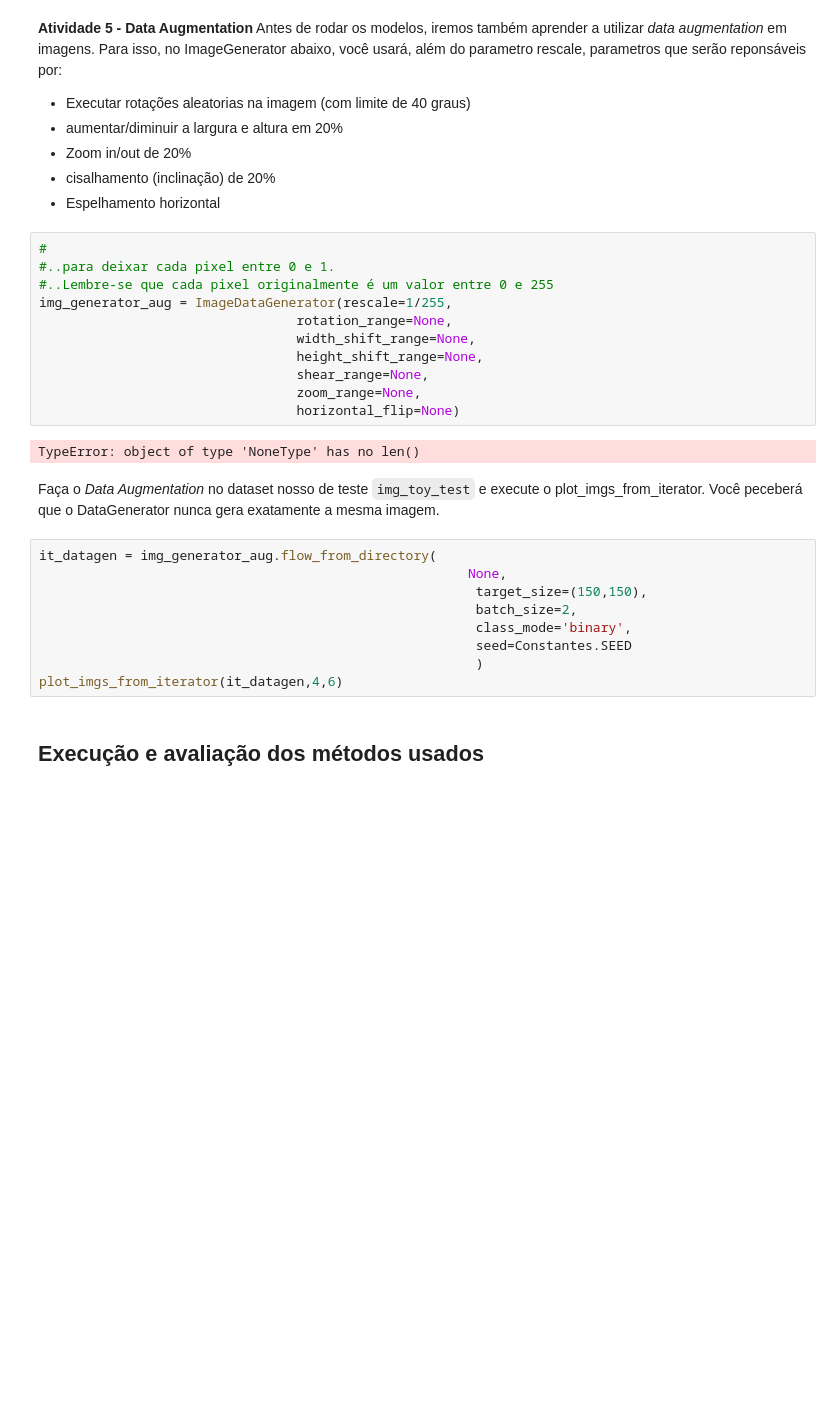
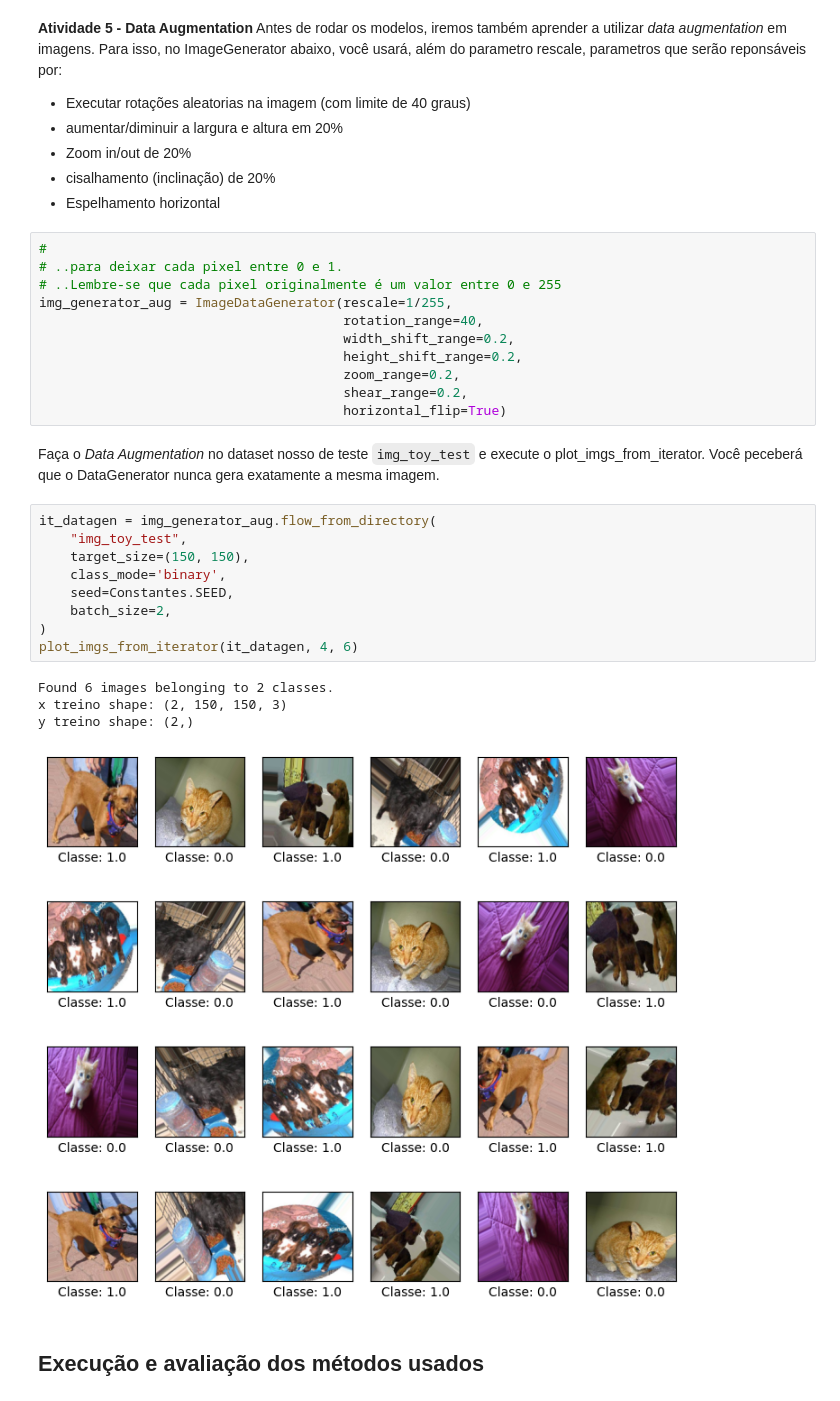
Before and after one commit to vnszero/machine-learning-algorithms, a Jupyter notebook: 5.ap-de-maquina-cefetmg-felicia-master/Identificação de Gatos e Cachorros_pratica.ipynb, the cells around one changed output. Saved outputs shown, nothing was run; the diff lists cells and outputs as text; blank space fills up the shorter version.

```diff
--- a/5.ap-de-maquina-cefetmg-felicia-master/Identificação de Gatos e Cachorros_pratica.ipynb
+++ b/5.ap-de-maquina-cefetmg-felicia-master/Identificação de Gatos e Cachorros_pratica.ipynb
@@ -272,28 +272,31 @@ _________________________________________________________________
 - Espelhamento horizontal
 # %%
 #
-#..para deixar cada pixel entre 0 e 1.
-#..Lembre-se que cada pixel originalmente é um valor entre 0 e 255
+# ..para deixar cada pixel entre 0 e 1.
+# ..Lembre-se que cada pixel originalmente é um valor entre 0 e 255
 img_generator_aug = ImageDataGenerator(rescale=1/255,
-                                 rotation_range=None,
-                                 width_shift_range=None,
-                                 height_shift_range=None,
-                                 shear_range=None,
-                                 zoom_range=None,
-                                 horizontal_flip=None)
+                                       rotation_range=40,
+                                       width_shift_range=0.2,
+                                       height_shift_range=0.2,
+                                       zoom_range=0.2,
+                                       shear_range=0.2,
+                                       horizontal_flip=True)
-# %% [output]
-TypeError: object of type 'NoneType' has no len()
 # %% [markdown]
 Faça o _Data Augmentation_ no dataset nosso de teste `img_toy_test` e execute o plot_imgs_from_iterator. Você peceberá que o DataGenerator nunca gera exatamente a mesma imagem.
 # %%
 it_datagen = img_generator_aug.flow_from_directory(
-                                                       None,
-                                                        target_size=(150,150),
-                                                        batch_size=2,
-                                                        class_mode='binary',
-                                                        seed=Constantes.SEED
-                                                        )
-plot_imgs_from_iterator(it_datagen,4,6)
+    "img_toy_test",
+    target_size=(150, 150),
+    class_mode='binary',
+    seed=Constantes.SEED,
+    batch_size=2,
+)
+plot_imgs_from_iterator(it_datagen, 4, 6)
+# %% [output]
+Found 6 images belonging to 2 classes.
+x treino shape: (2, 150, 150, 3)
+y treino shape: (2,)
+[figure, added]
 # %% [markdown]
 ## Execução e avaliação dos métodos usados
 # %% [markdown]
```
Also changed, not shown: parts of 2 cells of this notebook.
